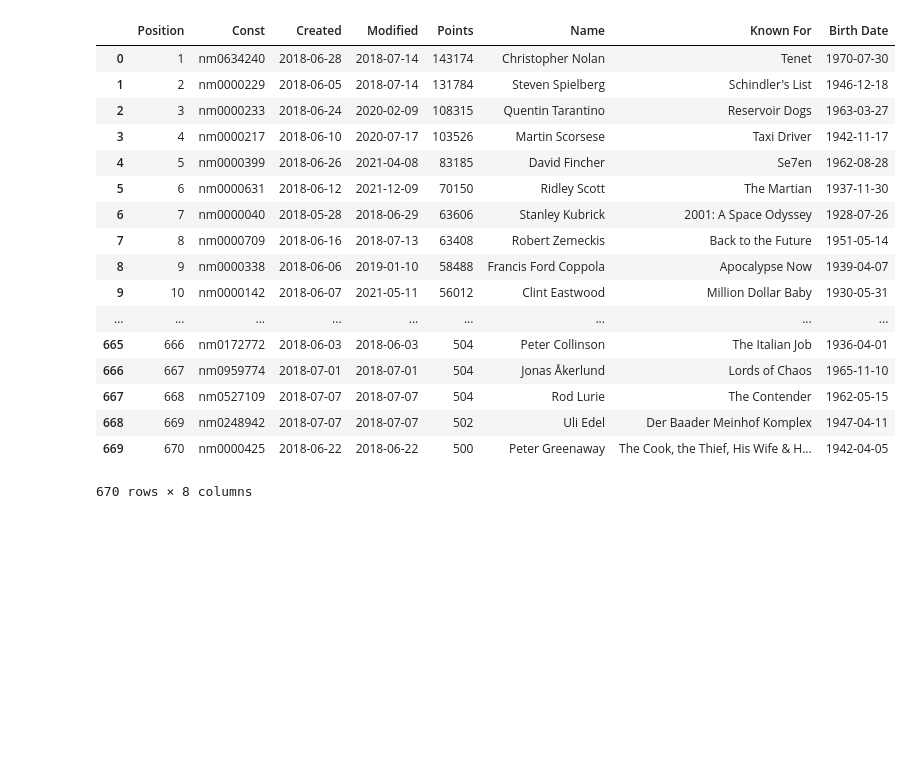
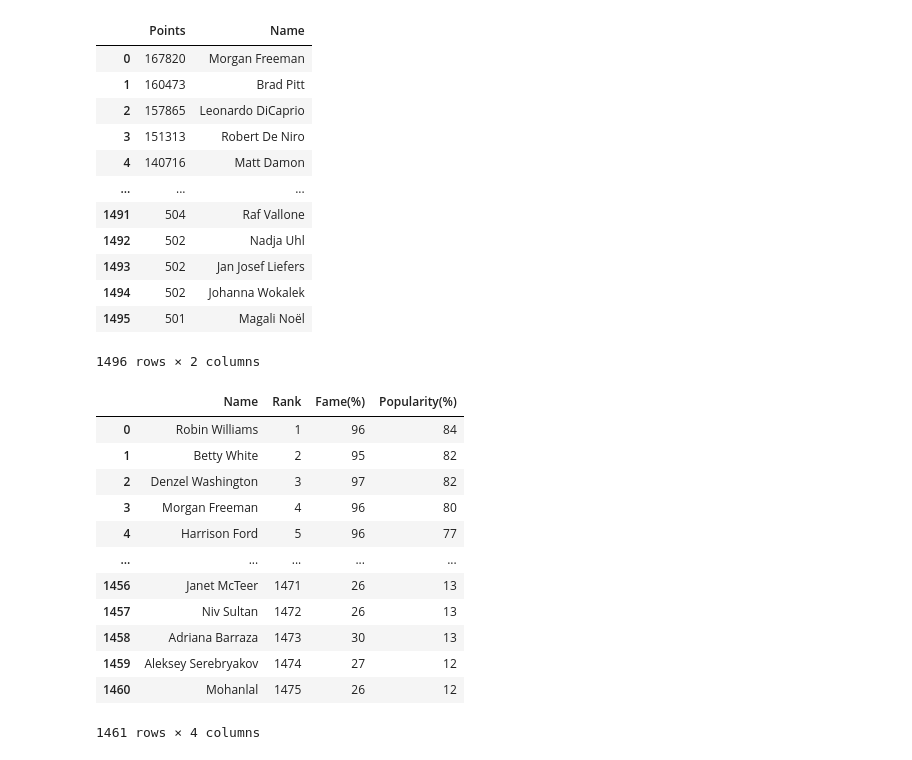
Before and after one commit to JasminePParekh/CMSC320-Final, a Jupyter notebook: 320Final.ipynb, the cells around one changed output. Saved outputs shown, nothing was run; the diff lists cells and outputs as text; code cells hidden in the pictures; blank space fills up the shorter version.

Commit message:
Created new columns for yga and imbd datasets

```diff
--- a/320Final.ipynb
+++ b/320Final.ipynb
@@ -3,6 +3,8 @@ import pandas as pd
 import numpy as np
 import matplotlib.pyplot as plt
 import re
+# !pip install pdfplumber
+import pdfplumber
 
 movie_data = pd.read_csv("IMDB-Movie-Data.csv")
 movie_data = movie_data[pd.notnull(movie_data['Revenue (Millions)'])].reset_index()
@@ -11,7 +13,8 @@ change_types = ['Rank', 'Year', 'Runtime (Minutes)', 'Rating', 'Votes', 'Revenue
 for i in change_types:
     movie_data[[i]] = movie_data[[i]].apply(pd.to_numeric)
 movie_data['Genre'] = movie_data['Genre'].apply(lambda x: x.split(','))
-movie_data['Actors'] = movie_data['Actors'].apply(lambda x: x.split(','))
+movie_data['Actors'] = movie_data['Actors'].apply(lambda x: re.split(',\s?', x))
+# movie_data['Actors'] = movie_data['Actors'].apply(lambda x: x.split(/,\s?/))
 movie_data
 # %% [output]
 |  | Rank | Title | Genre | Description | Director | Actors | Year | Runtime (Minutes) | Rating | ... |
@@ -73,47 +72,46 @@ plt.show()
 # %%
 '''
 Read datasets in changed points to actual numbers to make it easier to use
 '''
 
-actor_data = pd.read_csv("TheMostPopularActors.csv", encoding='latin-1')
-actress_data = pd.read_csv("TheMostPopularActresses.csv", encoding='latin-1')
-director_data = pd.read_csv("TheMostPopularDirectors.csv", encoding='latin-1')\
+actor_data = pd.read_csv("imdb_actors.csv", encoding='latin-1')
+actress_data = pd.read_csv("imdb_actresses.csv", encoding='latin-1')
+director_data = pd.read_csv("imdb_directors.csv", encoding='latin-1')
 
 def to_num(lst):
     ret = []
     for i in range(len(lst)):
         x = re.search("(\d+)[^\d]*", lst[i])
-
-        #x = lst[i].split(' ')
         ret.append(int(x.group(1)))
     return ret
 
 actor_data['Description'] = to_num(actor_data['Description'])
 actor_data.rename(columns={"Description": "Points"}, inplace = True)
+actor_data = actor_data.filter(['Points', 'Name'])
 
 actress_data['Description'] = to_num(actress_data['Description'])
 actress_data.rename(columns={"Description": "Points"}, inplace = True)
+actress_data = actress_data.filter(['Points', 'Name'])
+
+imdb_cast_key = pd.concat([actor_data, actress_data])
+imdb_cast_key = imdb_cast_key.sort_values('Points', ascending = False).reset_index(drop=True)
 
 director_data['Description'] = to_num(director_data['Description'])
 director_data.rename(columns={"Description": "Points"}, inplace = True)
+imdb_director_key = director_data.filter(['Points', 'Name'])
 
-director_data
+imdb_cast_key
 # %% [output]
-|  | Position | Const | Created | Modified | Points | Name | Known For | Birth Date |
-| 0 | 1 | nm0634240 | 2018-06-28 | 2018-07-14 | 143174 | Christopher Nolan | Tenet | 1970-07-30 |
-| 1 | 2 | nm0000229 | 2018-06-05 | 2018-07-14 | 131784 | Steven Spielberg | Schindler's List | 1946-12-18 |
-| 2 | 3 | nm0000233 | 2018-06-24 | 2020-02-09 | 108315 | Quentin Tarantino | Reservoir Dogs | 1963-03-27 |
-| 3 | 4 | nm0000217 | 2018-06-10 | 2020-07-17 | 103526 | Martin Scorsese | Taxi Driver | 1942-11-17 |
-| 4 | 5 | nm0000399 | 2018-06-26 | 2021-04-08 | 83185 | David Fincher | Se7en | 1962-08-28 |
-| 5 | 6 | nm0000631 | 2018-06-12 | 2021-12-09 | 70150 | Ridley Scott | The Martian | 1937-11-30 |
-| 6 | 7 | nm0000040 | 2018-05-28 | 2018-06-29 | 63606 | Stanley Kubrick | 2001: A Space Odyssey | 1928-07-26 |
-| 7 | 8 | nm0000709 | 2018-06-16 | 2018-07-13 | 63408 | Robert Zemeckis | Back to the Future | 1951-05-14 |
-| 8 | 9 | nm0000338 | 2018-06-06 | 2019-01-10 | 58488 | Francis Ford Coppola | Apocalypse Now | 1939-04-07 |
-| 9 | 10 | nm0000142 | 2018-06-07 | 2021-05-11 | 56012 | Clint Eastwood | Million Dollar Baby | 1930-05-31 |
-| ... | ... | ... | ... | ... | ... | ... | ... | ... |
-| 665 | 666 | nm0172772 | 2018-06-03 | 2018-06-03 | 504 | Peter Collinson | The Italian Job | 1936-04-01 |
-| 666 | 667 | nm0959774 | 2018-07-01 | 2018-07-01 | 504 | Jonas Åkerlund | Lords of Chaos | 1965-11-10 |
-| 667 | 668 | nm0527109 | 2018-07-07 | 2018-07-07 | 504 | Rod Lurie | The Contender | 1962-05-15 |
-| 668 | 669 | nm0248942 | 2018-07-07 | 2018-07-07 | 502 | Uli Edel | Der Baader Meinhof Komplex | 1947-04-11 |
-| 669 | 670 | nm0000425 | 2018-06-22 | 2018-06-22 | 500 | Peter Greenaway | The Cook, the Thief, His Wife & H... | 1942-04-05 |
+|  | Points | Name |
+| 0 | 167820 | Morgan Freeman |
+| 1 | 160473 | Brad Pitt |
+| 2 | 157865 | Leonardo DiCaprio |
+| 3 | 151313 | Robert De Niro |
+| 4 | 140716 | Matt Damon |
+| ... | ... | ... |
+| 1491 | 504 | Raf Vallone |
+| 1492 | 502 | Nadja Uhl |
+| 1493 | 502 | Jan Josef Liefers |
+| 1494 | 502 | Johanna Wokalek |
+| 1495 | 501 | Magali Noël |
-670 rows × 8 columns
+1496 rows × 2 columns
@@ -119,0 +136,17 @@ director_data
+# %%
+yga_cast_key = pdf_to_df('yga_cast.pdf')
+yga_cast_key
+# %% [output]
+|  | Name | Rank | Fame(%) | Popularity(%) |
+| 0 | Robin Williams | 1 | 96 | 84 |
+| 1 | Betty White | 2 | 95 | 82 |
+| 2 | Denzel Washington | 3 | 97 | 82 |
+| 3 | Morgan Freeman | 4 | 96 | 80 |
+| 4 | Harrison Ford | 5 | 96 | 77 |
+| ... | ... | ... | ... | ... |
+| 1456 | Janet McTeer | 1471 | 26 | 13 |
+| 1457 | Niv Sultan | 1472 | 26 | 13 |
+| 1458 | Adriana Barraza | 1473 | 30 | 13 |
+| 1459 | Aleksey Serebryakov | 1474 | 27 | 12 |
+| 1460 | Mohanlal | 1475 | 26 | 12 |
+1461 rows × 4 columns
```
Also changed, not shown: parts of 8 cells of this notebook, 10 other files.
